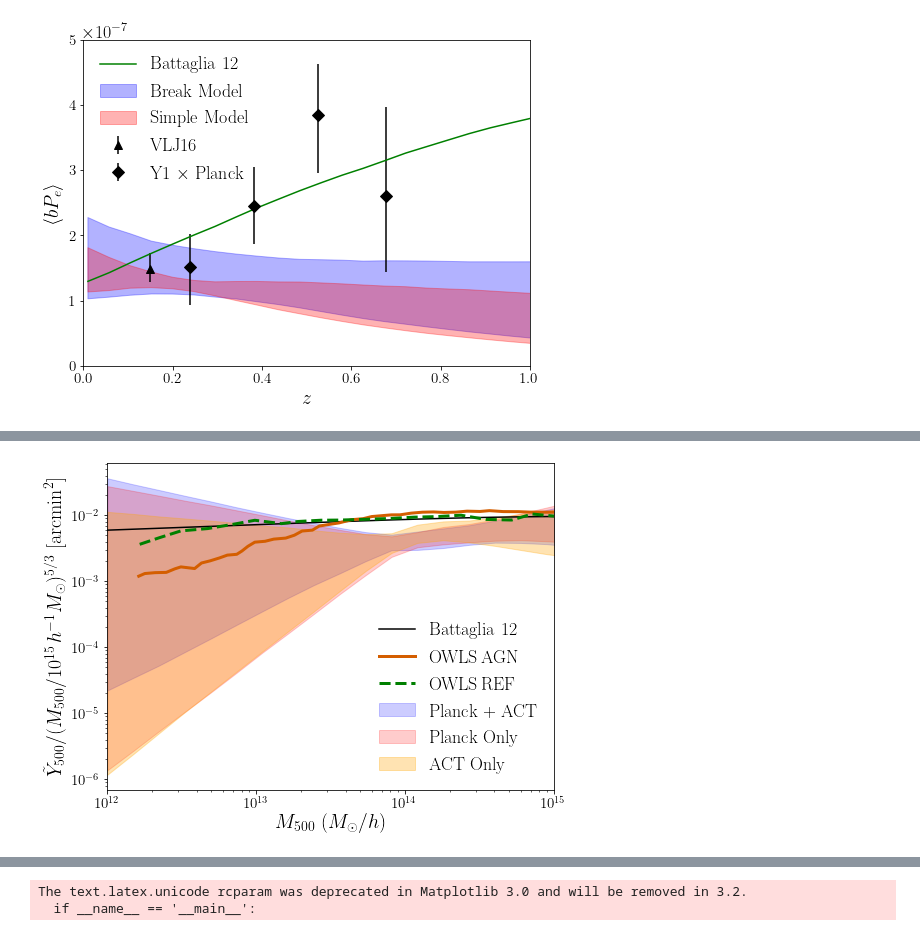
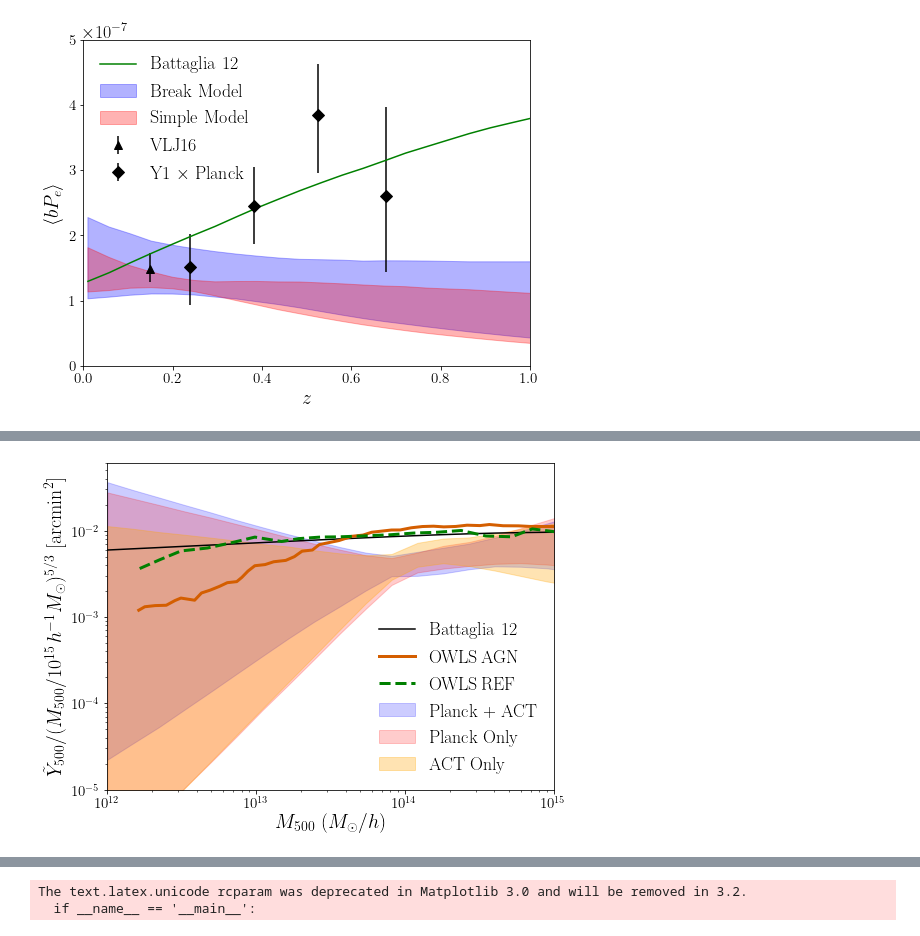
Before and after one commit to shivampcosmo/ACTxDESY3, a Jupyter notebook: src/plotting/final_chains_test.ipynb, the cells around one changed output, grey strips where cells are left out. Drawn from its saved outputs; the diff is of its cells as text; code cells hidden in the pictures.

```diff
--- a/src/plotting/final_chains_test.ipynb
+++ b/src/plotting/final_chains_test.ipynb
@@ -1042,0 +2144,43 @@ legend = ax.legend(fontsize=18, frameon=False, loc = 'upper left')
+# %%
+# pl.rc('text', usetex=False)
+dfo1 = pk.load(open('/global/cfs/cdirs/des/shivamp/nl_cosmosis/cosmosis/ACTxDESY3/src/plotting/bPe_plot_data_gty_only_fidcuts_HM_delz_m_IA_P0A_P0z_betaA_alphigh_highbpl_al1_PLcosmo_finalrun3.pk','rb'))
+dfo2 = pk.load(open('/global/cfs/cdirs/des/shivamp/nl_cosmosis/cosmosis/ACTxDESY3/src/plotting/bPe_plot_data_gtyACTonly_only_fidcuts_HM_delz_m_IA_P0A_P0z_betaA_alphigh_highbpl_al1_PLcosmo_finalrun3.pk','rb'))
+dfo3 = pk.load(open('/global/cfs/cdirs/des/shivamp/nl_cosmosis/cosmosis/ACTxDESY3/src/plotting/bPe_plot_data_gtyPLonly_only_fidcuts_HM_delz_m_IA_P0A_P0z_betaA_alphigh_highbpl_al1_PLcosmo_finalrun3.pk','rb'))
+
+percentiles = [16.0, 84.0]
+
+colors = ['blue']
+alpha_list = [0.3, 0.3, 0.3, 0.2, 0.2, 0.2]
+labels = [r'Data']
+linestyles = ['-']
+
+
+fig, ax = pl.subplots(1, 1, figsize=(8, 6))
+ax.fill_between(dfo1['z'], dfo1['bPe_low']*(1e-3), dfo1['bPe_high']*(1e-3), color='blue', alpha=alpha_list[0], label = 'Planck+ACT; Inferred')
+ax.fill_between(dfo2['z'], dfo2['bPe_low']*(1e-3), dfo2['bPe_high']*(1e-3), color='red', alpha=alpha_list[0], label = 'ACT only; Inferred')
+ax.fill_between(dfo3['z'], dfo3['bPe_low']*(1e-3), dfo3['bPe_high']*(1e-3), color='orange', alpha=alpha_list[0], label = 'Planck only; Inferred')
+# ax.fill_between(dfo2['z'], dfo2['bPe_low']*(1e-3), dfo2['bPe_high']*(1e-3), color='red', alpha=alpha_list[0], label = 'Simple Model')
+ax.plot(dfo1['z'], dfo1['bPe_fid']*(1e-3), color='green', alpha=1.0, label = 'Battaglia 12')
+vljv = 1.49e-7
+ax.errorbar([0.149],[vljv],np.array([[vljv-1.28e-7,1.73e-7 - vljv]]).T,ls='',marker='^',ms='8',color='k',label='VLJ16')
+vljv = 1.512e-7
+ax.errorbar([0.239],[vljv],np.array([[vljv-0.9367e-7,2.025e-7 - vljv]]).T,ls='',marker='D',ms='8',color='k',label=r'Y1 $\times$ Planck')
+vljv = 2.45e-7
+ax.errorbar([0.383],[vljv],np.array([[vljv-1.87e-7,3.04e-7 - vljv]]).T,ls='',marker='D',ms='8',color='k')
+vljv = 3.85e-7
+ax.errorbar([0.525],[vljv],np.array([[vljv-2.95e-7,4.62e-7 - vljv]]).T,ls='',marker='D',ms='8',color='k')
+vljv = 2.6e-7
+ax.errorbar([0.678],[vljv],np.array([[vljv-1.44e-7,3.97e-7 - vljv]]).T,ls='',marker='D',ms='8',color='k')
+
+ax.set_xlabel(r'$z$', size=20)
+ax.set_ylabel(r'$\langle bP_e \rangle$ (keV ${\rm cm}^{-3}$)', size=20)
+ax.set_xlim(0.0,1.0)
+ax.set_ylim(0.0,5e-7)
+
+ax.tick_params(axis='both', which='major', labelsize=15)
+ax.tick_params(axis='both', which='minor', labelsize=15)
+
+
+legend = ax.legend(fontsize=18, frameon=False, loc = 'upper left')
+# fig.savefig('bPe_comparison.pdf')
+# fig.savefig(save_plot_fname)
@@ -1061,32 +2207,32 @@ fig, ax = pl.subplots(1, 1, figsize=(8, 6))
 ax.fill_between(df1['M'], df1['YM_low']*scaling, df1['YM_high']*scaling, color='blue', alpha=alpha_list[0], label = 'Planck + ACT')
 ax.fill_between(df2['M'], df2['YM_low']*scaling, df2['YM_high']*scaling, color='red', alpha=alpha_list[1], label = 'Planck Only')
 ax.fill_between(df3['M'], df3['YM_low']*scaling, df3['YM_high']*scaling, color='orange', alpha=alpha_list[2], label = 'ACT Only')
 
 ax.plot(df1['M'], df1['YM_fid']*scaling, color='k', alpha=1.0, label = 'Battaglia 12')
 ax.set_xscale('log')
 ax.set_yscale('log')
 ax.set_xlabel(r'$M_{\rm 500} \ (M_{\odot}/h)$', size=20)
 
 ax.set_ylabel(r'$ \tilde{Y}_{500} / (M_{500}/10^{15} \,h^{-1} M_{\odot} )^{5/3} \ [\rm{arcmin}^2 ]$', size=20)
 
 
 ax.tick_params(axis='both', which='major', labelsize=15)
 ax.tick_params(axis='both', which='minor', labelsize=15)
 
 Colors = ['#0072b1','#009d73','#d45e00','k', 'grey','yellow']
 
 if (0):
     ax.plot(ym_agn8_data[:,0]*h, ym_agn8_data[:,1], label = r'${\rm OWLS \, AGN}$', lw = 2, color  = Colors[0])
 #     ax.plot(ym_agn85_data[:,0]*h, ym_agn85_data[:,1], label =  r'${\rm AGN8.5}$', lw = 2, ls = 'dashed', color = Colors[1])
     ax.plot(ym_ref_data[:,0]*h, ym_ref_data[:,1], label =  r'${\rm OWLS \, REF}$', lw = 2, ls = 'dotted', color = Colors[2])
 if (1):
     ax.plot(ym_agn8_data[:,0]*h, ym_agn8_data[:,1]/(ym_agn8_data[:,0]*h/1.0e15)**(5./3.), label = r'${\rm OWLS \, AGN}$', lw = 3, color  = Colors[2])
 #     ax.plot(ym_agn85_data[:,0]*h, ym_agn85_data[:,1]/(ym_agn85_data[:,0]*h/1.0e15)**(5/3.), label =  r'${\rm AGN8.5}$', lw = 3, ls = 'dashed', color = Colors[1])
     ax.plot(ym_ref_data[:,0]*h, ym_ref_data[:,1]/(ym_ref_data[:,0]*h/1.0e15)**(5./3.), label =  r'${\rm OWLS \, REF}$', lw = 3, ls = 'dashed', color = 'green')
 
 ax.set_xlim((1.0e12, 1.0e15))
-
+ax.set_ylim(1e-5,6e-2)
 legend = ax.legend(fontsize=18, frameon=False, loc = 'lower right')
 fig.savefig('YM_break_model_consistency.pdf')
 # %% [output]
-[figure, old version]
+[figure, new version]
```
Also changed, not shown: parts of 42 cells of this notebook, 46 other files.
